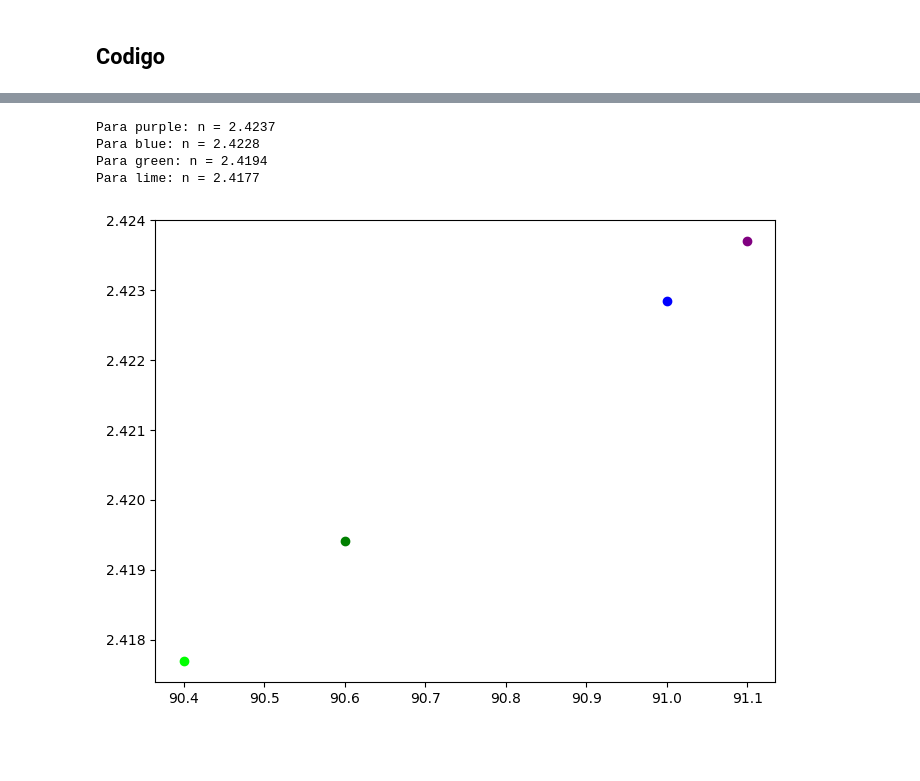
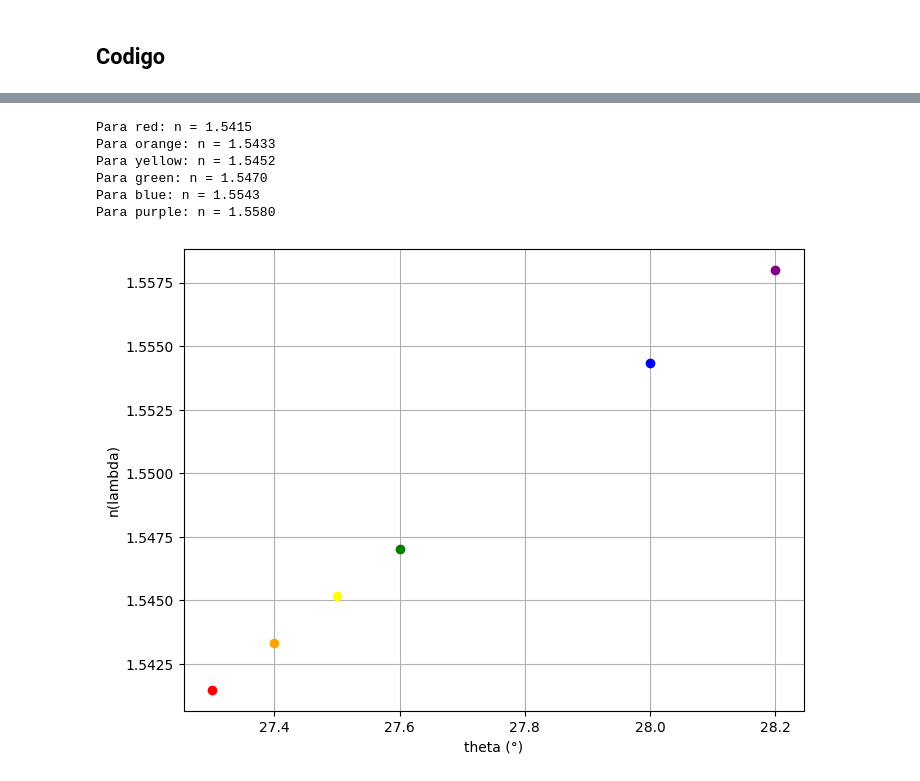
Before and after one commit to Edgarfevi/Proyectos, a Jupyter notebook: Proyectos_python/FISICA/TEIII/archivos_py/practica_libre.ipynb, the cells around one changed output, grey strips where cells are left out. Saved outputs shown, nothing was run; the diff lists cells and outputs as text; code cells hidden in the pictures; blank space fills up the shorter version.

```diff
--- a/Proyectos_python/FISICA/TEIII/archivos_py/practica_libre.ipynb
+++ b/Proyectos_python/FISICA/TEIII/archivos_py/practica_libre.ipynb
@@ -13,9 +13,9 @@ def n(theta,A=45): #n(lambda)
     A = np.radians(A)
 
     return np.sin((A + theta)/2) / np.sin(A/2)
-## Hg
-theta = [91.10-110,90.50-110,90.43-110,90.5-110,90.39-110]
-color = ['purple','green','orange','yellow','red']
+## Hg 83.6
+theta = [83.6-55.6,83.6-56,83.6-56.15]
+color = ['purple','green','orange']
 # Verde lima
 def nEdgar(theta,A=30):
 
@@ -25,11 +25,11 @@ def nEdgar(theta,A=30):
 
 plt.figure(figsize=(8,6))
 for i in range(len(theta)):
-    plt.plot(theta[i], nEdgar(theta[i]), 'o', color=color[i])
+    plt.plot(theta[i], n(theta[i]), 'o', color=color[i])
     plt.xlabel('theta (°)')
     plt.ylabel('n(lambda)')
     plt.title('Refractive index vs angle of incidence')
     plt.grid()
-    print(f'Para {color[i]}: n = {nEdgar(theta[i]):.4f}')
+    print(f'Para {color[i]}: n = {n(theta[i]):.4f}')
 plt.show()
 # %% [output]
@@ -42,17 +40,25 @@ Para red: n = 1.4920
 # %%
-theta = [91.10,91.00, 90.6,90.40 ]
-color = ['purple','blue','green','lime']
+tet=83.6
+
+theta = [tet-56.3,tet-56.2,tet-56.1,tet-56,tet-55.6,tet-55.4]
+color = ['red','orange','yellow','green','blue','purple']
 # Azul claro
 # verde oscuro
 # verde lima el segundo verde
 plt.figure(figsize=(8,6))
 for i in range(len(theta)):
     plt.plot(theta[i], n(theta[i]), 'o', color=color[i])
     print(f'Para {color[i]}: n = {n(theta[i]):.4f}')
+plt.xlabel('theta (°)')
+plt.ylabel('n(lambda)')
+plt.grid()
+
 plt.show()
 # %% [output]
-Para purple: n = 2.4237
-Para blue: n = 2.4228
-Para green: n = 2.4194
-Para lime: n = 2.4177
+Para red: n = 1.5415
+Para orange: n = 1.5433
+Para yellow: n = 1.5452
+Para green: n = 1.5470
+Para blue: n = 1.5543
+Para purple: n = 1.5580
-[figure, old version]
+[figure, new version]
```
Also changed, not shown: parts of 1 cell of this notebook.
